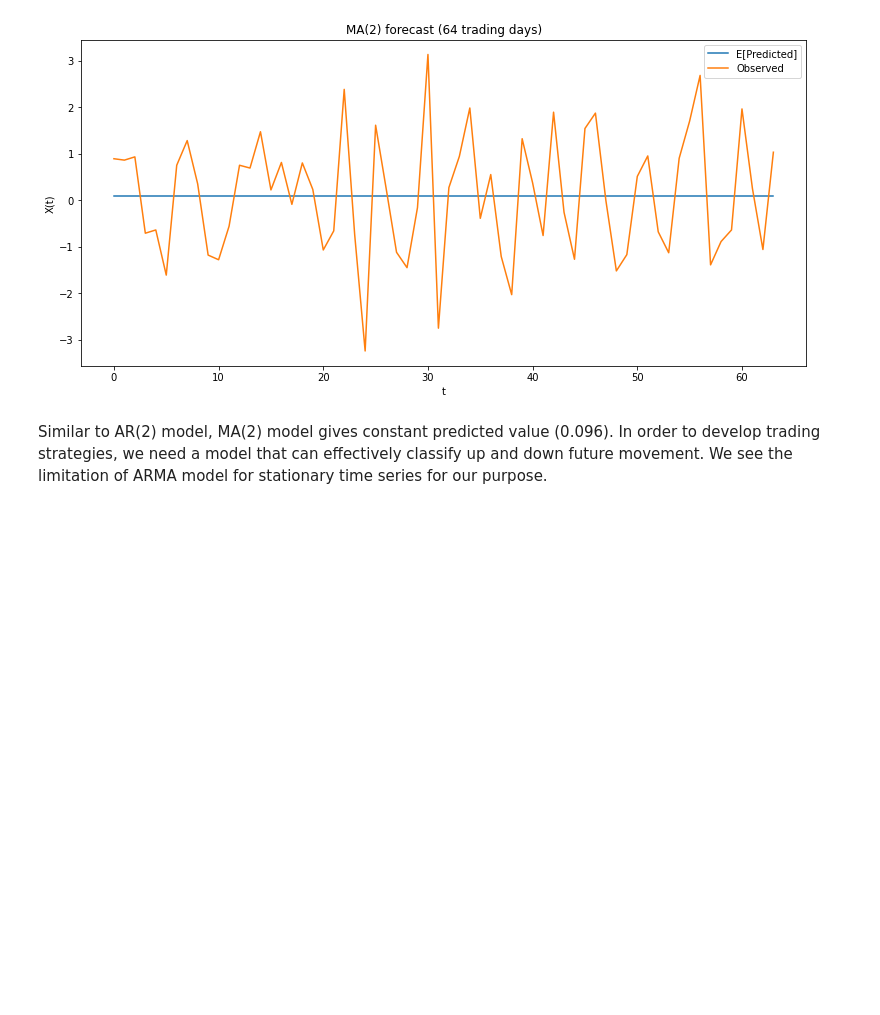
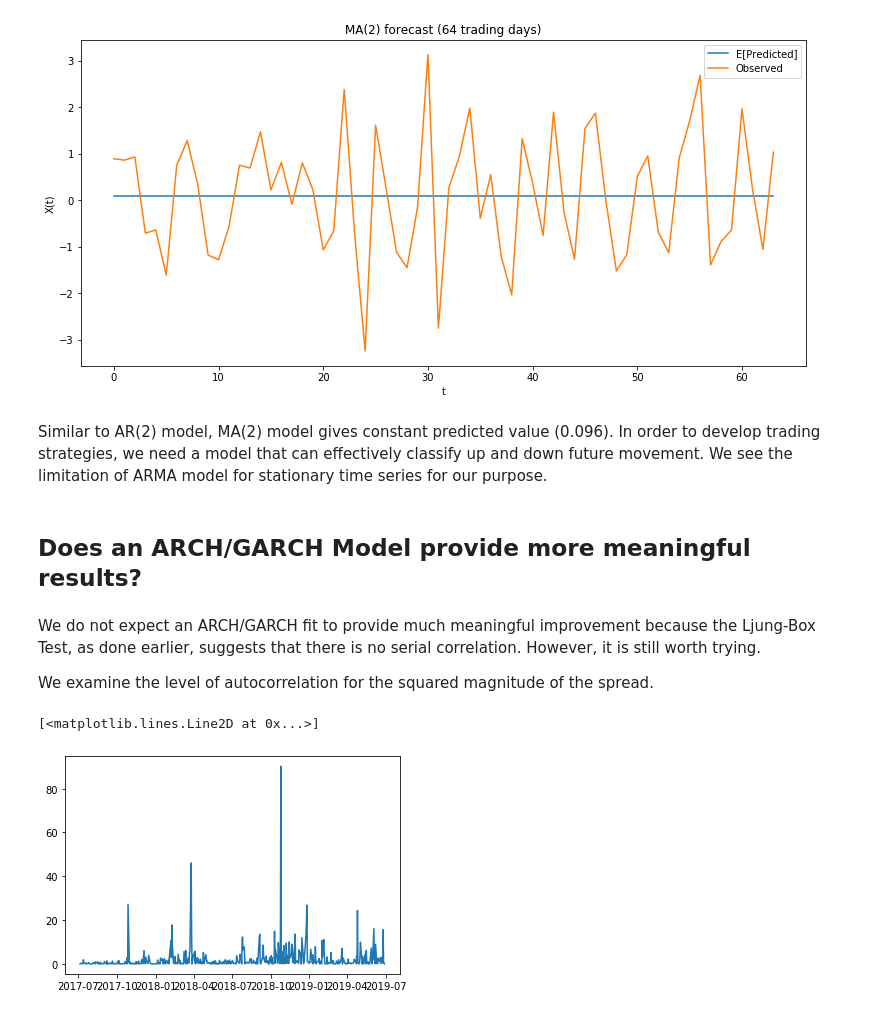
Before and after one commit to stevenkxu/TimeSeriesProject, a Jupyter notebook: 6351_Final_Project.ipynb, the cells around one changed output. Saved outputs shown, nothing was run; the diff lists cells and outputs as text; code cells hidden in the pictures; blank space fills up the shorter version.

Commit message:
ARCH attempt.

```diff
--- a/6351_Final_Project.ipynb
+++ b/6351_Final_Project.ipynb
@@ -644,3 +645,14 @@ plt.legend(['E[Predicted]', 'Observed'])
 [figure]
 # %% [markdown]
 Similar to AR(2) model, MA(2) model gives constant predicted value (0.096). In order to develop trading strategies, we need a model that can effectively classify up and down future movement. We see the limitation of ARMA model for stationary time series for our purpose.
+# %% [markdown]
+## Does an ARCH/GARCH Model provide more meaningful results?
+# %% [markdown]
+We do not expect an ARCH/GARCH fit to provide much meaningful improvement because the Ljung-Box Test, as done earlier, suggests that there is no serial correlation. However, it is still worth trying.
+
+We examine the level of autocorrelation for the squared magnitude of the spread.
+# %%
+plt.plot(pf**2)
+# %% [output]
+[<matplotlib.lines.Line2D at 0x...>]
+[figure, added]
```
Also changed, not shown: parts of 16 cells of this notebook.
